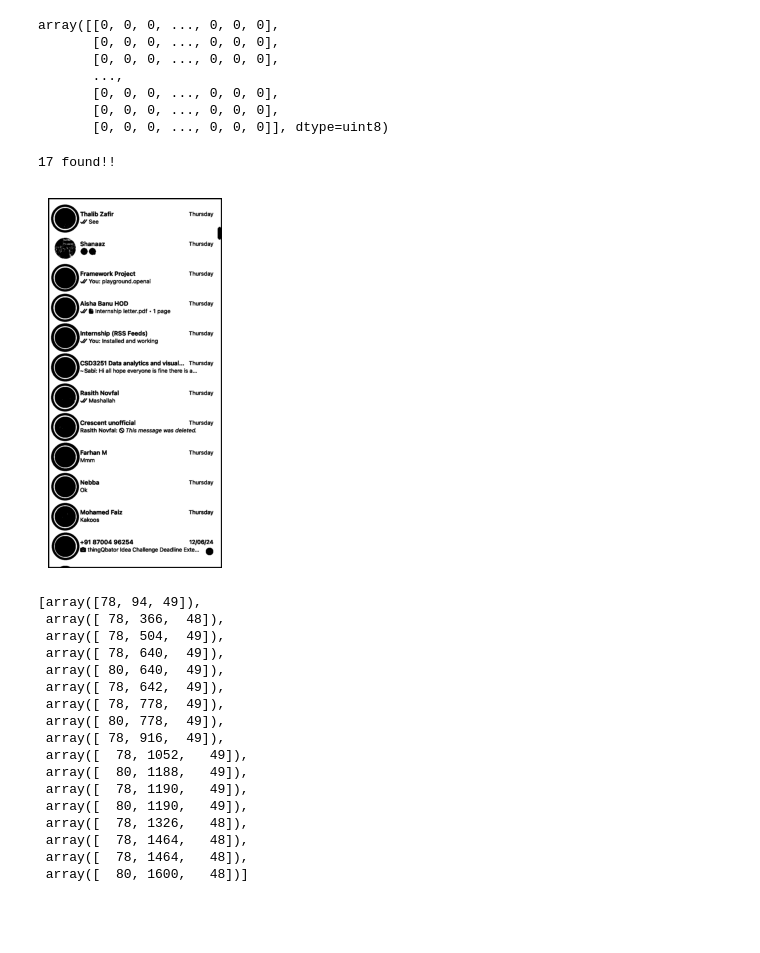
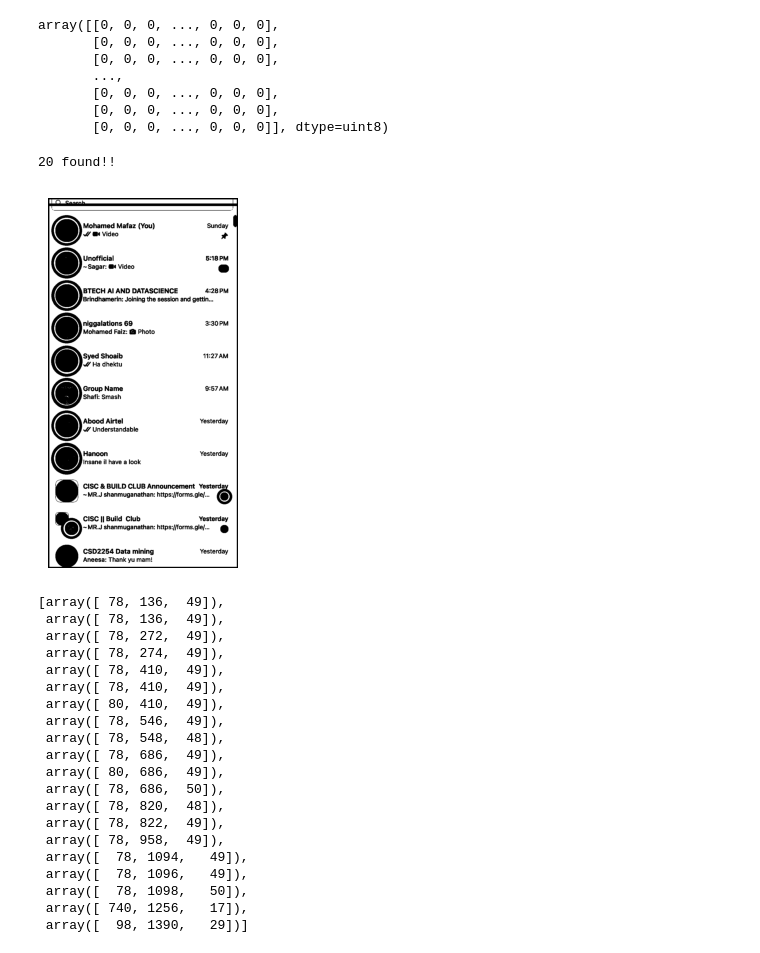
Before and after one commit to Mafaz03/Whatsapp-Image-Models, a Jupyter notebook: ColorSegmentation.ipynb, the cells around one changed output. Saved outputs shown, nothing was run; the diff lists cells and outputs as text; code cells hidden in the pictures; blank space fills up the shorter version.

```diff
--- a/ColorSegmentation.ipynb
+++ b/ColorSegmentation.ipynb
@@ -8,7 +8,7 @@ import re
 from ColorSegment import *
 from rePatterns import *
 # %%
-img_path = "Screenshot 2024-06-19 at 3.34.20 PM.png"
+img_path = "Screenshot 2024-06-18 at 5.54.27 PM.png"
 whatsapp_image = cv.imread(img_path)
 bboxes = WhatsappSegment(whatsapp_image, alpha=0.1, show=True)
 # %% [output]
@@ -109,32 +85,35 @@ array([[0, 0, 0, ..., 0, 0, 0],
        [0, 0, 0, ..., 0, 0, 0],
        [0, 0, 0, ..., 0, 0, 0]], dtype=uint8)
 # %%
-_, circles = remove_circle(history_mask, ismask=True, bbox=bboxes['history_bbox'], show=True, maxRadius=300, minDist=0.01,
-              param1=50, param2=90, dp=0.1, circle_color = (0,255,0), thickness=10)
+_, circles = remove_circle(history_mask.copy(), ismask=True, bbox=bboxes['history_bbox'], show=True, maxRadius=300, minDist=0.01,
+              param1=50, param2=90, dp=1, circle_color = (0,255,0), thickness=10)
 # %% [output]
-17 found!!
+20 found!!
-[figure, old version]
+[figure, new version]
 # %%
 circles = sorted(circles, key=lambda x: x[1])
 circles
 # %% [output]
-[array([78, 94, 49]),
- array([ 78, 366,  48]),
- array([ 78, 504,  49]),
- array([ 78, 640,  49]),
- array([ 80, 640,  49]),
- array([ 78, 642,  49]),
- array([ 78, 778,  49]),
- array([ 80, 778,  49]),
- array([ 78, 916,  49]),
- array([  78, 1052,   49]),
- array([  80, 1188,   49]),
- array([  78, 1190,   49]),
- array([  80, 1190,   49]),
- array([  78, 1326,   48]),
- array([  78, 1464,   48]),
- array([  78, 1464,   48]),
- array([  80, 1600,   48])]
+[array([ 78, 136,  49]),
+ array([ 78, 136,  49]),
+ array([ 78, 272,  49]),
+ array([ 78, 274,  49]),
+ array([ 78, 410,  49]),
+ array([ 78, 410,  49]),
+ array([ 80, 410,  49]),
+ array([ 78, 546,  49]),
+ array([ 78, 548,  48]),
+ array([ 78, 686,  49]),
+ array([ 80, 686,  49]),
+ array([ 78, 686,  50]),
+ array([ 78, 820,  48]),
+ array([ 78, 822,  49]),
+ array([ 78, 958,  49]),
+ array([  78, 1094,   49]),
+ array([  78, 1096,   49]),
+ array([  78, 1098,   50]),
+ array([ 740, 1256,   17]),
+ array([  98, 1390,   29])]
 # %%
 history_dict = {}
 
```
Also changed, not shown: parts of 11 cells of this notebook, 18 other files.
